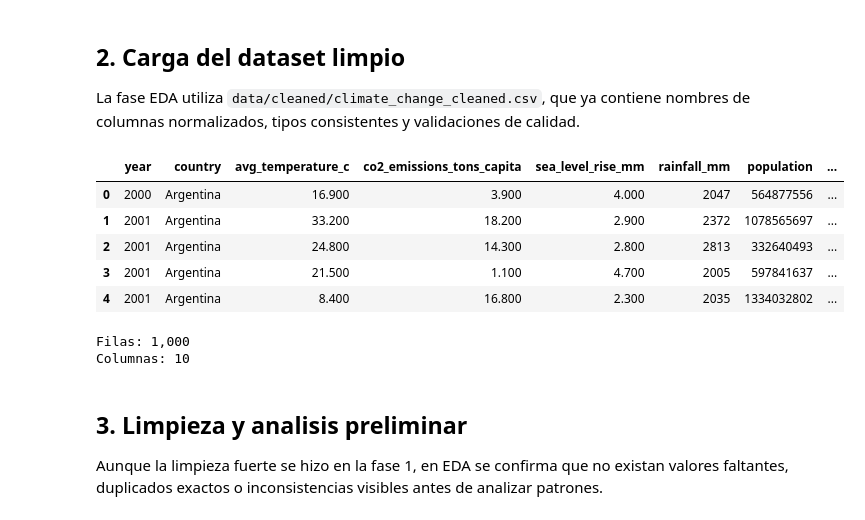
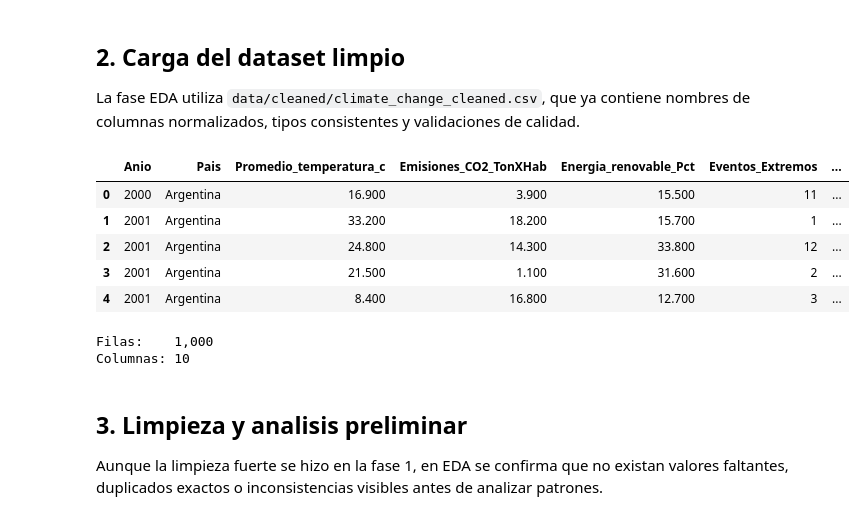
Before and after one commit to valexq/Final_Project_DataAnalysis, a Jupyter notebook: notebooks/02_eda.ipynb, the cells around one changed output. Cells and saved outputs as stored; diff of their text form; code cells hidden in the pictures.

```diff
--- a/notebooks/02_data_understanding.ipynb
+++ b/notebooks/02_eda.ipynb
@@ -8,37 +8,32 @@ Esta libreta desarrolla la **Fase 2** del proyecto: limpieza de apoyo, analisis
 Importamos librerias y funciones reutilizables del proyecto. Si el dataset limpio no existe, se ejecuta primero el ETL de la fase 1.
 # %%
 from pathlib import Path
-import sys
-
 import pandas as pd
-from IPython.display import Image, display
+import matplotlib.pyplot as plt
+import matplotlib.ticker as mticker
+import seaborn as sns
 
 ROOT = Path.cwd().parent if Path.cwd().name == "notebooks" else Path.cwd()
-if str(ROOT) not in sys.path:
-    sys.path.append(str(ROOT))
 
-from src.config import CLEANED_DATA_PATH
-from src.etl import run_etl
-from src.eda import build_eda_tables, load_cleaned_data, run_eda
+CLEANED_DATA_PATH   = ROOT / "data" / "cleaned"   / "climate_change_cleaned.csv"
+REPORTS_TABLES_PATH = ROOT / "reports" / "tables"
+REPORTS_FIGURES_PATH= ROOT / "reports" / "figures"
 
-pd.set_option("display.max_columns", None)
-pd.set_option("display.float_format", "{:.3f}".format)
+REPORTS_TABLES_PATH.mkdir(parents=True, exist_ok=True)
+REPORTS_FIGURES_PATH.mkdir(parents=True, exist_ok=True)
 # %% [markdown]
 ## 2. Carga del dataset limpio
 
 La fase EDA utiliza `data/cleaned/climate_change_cleaned.csv`, que ya contiene nombres de columnas normalizados, tipos consistentes y validaciones de calidad.
 # %%
-if not CLEANED_DATA_PATH.exists():
-    run_etl()
-
-df = load_cleaned_data(CLEANED_DATA_PATH)
+df = pd.read_csv(CLEANED_DATA_PATH)
 display(df.head())
-print(f"Filas: {df.shape[0]:,}")
+print(f"Filas:    {df.shape[0]:,}")
 print(f"Columnas: {df.shape[1]}")
 # %% [output]
-|  | year | country | avg_temperature_c | co2_emissions_tons_capita | sea_level_rise_mm | rainfall_mm | population | ... |
-| 0 | 2000 | Argentina | 16.900 | 3.900 | 4.000 | 2047 | 564877556 | ... |
-| 1 | 2001 | Argentina | 33.200 | 18.200 | 2.900 | 2372 | 1078565697 | ... |
-| 2 | 2001 | Argentina | 24.800 | 14.300 | 2.800 | 2813 | 332640493 | ... |
-| 3 | 2001 | Argentina | 21.500 | 1.100 | 4.700 | 2005 | 597841637 | ... |
-| 4 | 2001 | Argentina | 8.400 | 16.800 | 2.300 | 2035 | 1334032802 | ... |
+|  | Anio | Pais | Promedio_temperatura_c | Emisiones_CO2_TonXHab | Energia_renovable_Pct | Eventos_Extremos | ... |
+| 0 | 2000 | Argentina | 16.900 | 3.900 | 15.500 | 11 | ... |
+| 1 | 2001 | Argentina | 33.200 | 18.200 | 15.700 | 1 | ... |
+| 2 | 2001 | Argentina | 24.800 | 14.300 | 33.800 | 12 | ... |
+| 3 | 2001 | Argentina | 21.500 | 1.100 | 31.600 | 2 | ... |
+| 4 | 2001 | Argentina | 8.400 | 16.800 | 12.700 | 3 | ... |
```
Also changed, not shown: 4 other files.
